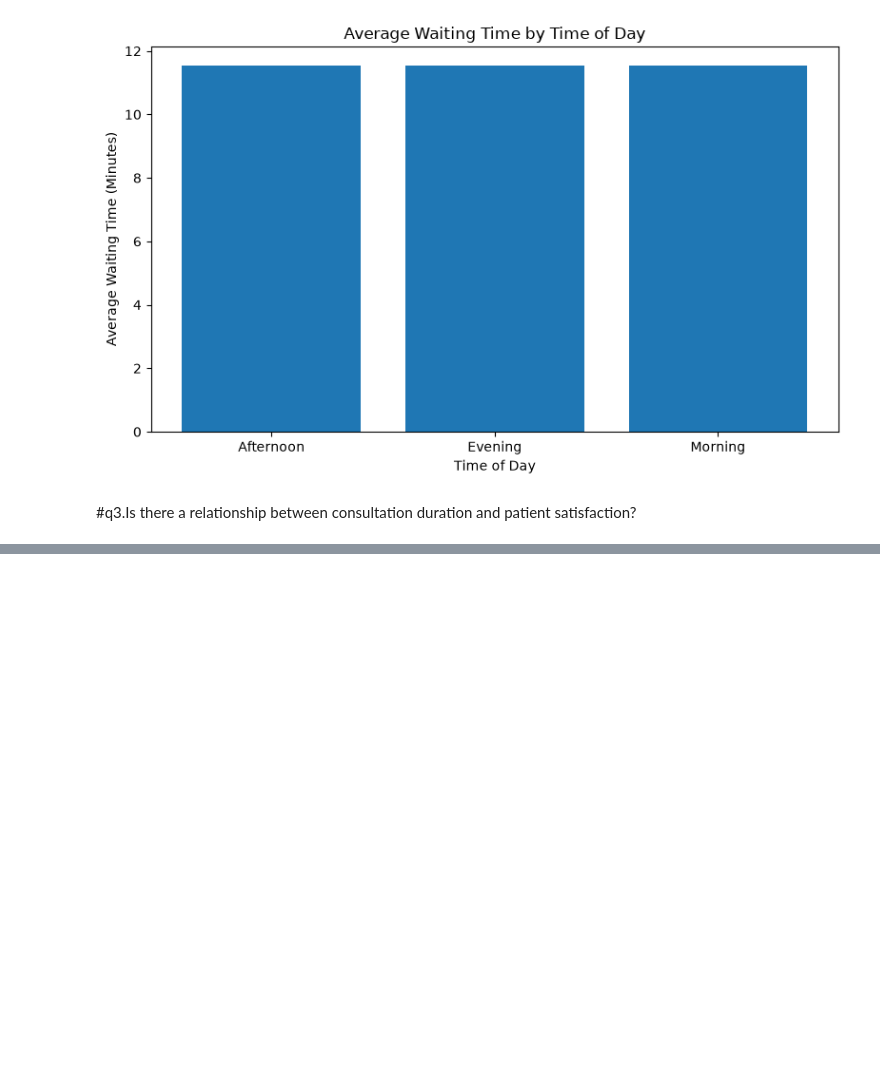
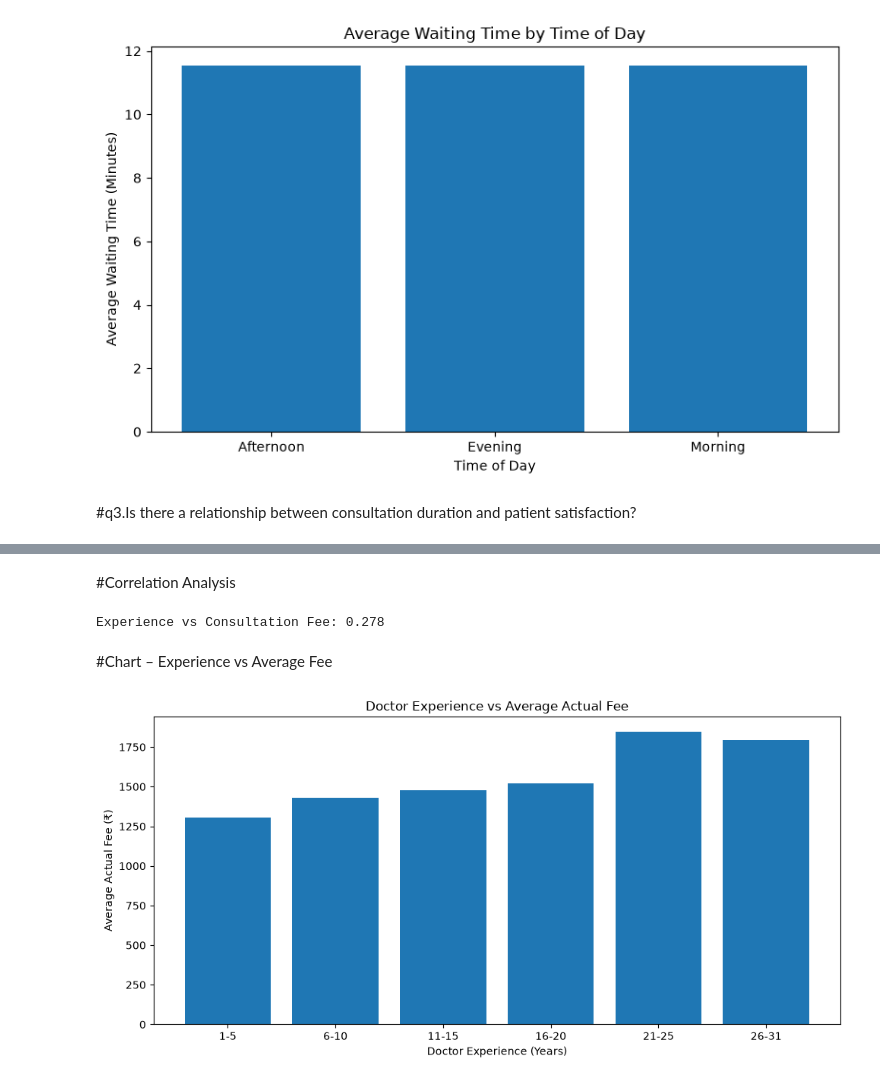
Before and after one commit to rakeshsingh82rajput90-stack/Apollo-Hospitals---Appointment-No-Show-and-Patient-Engagement-Analysis, a Jupyter notebook: python_project_mil.ipynb, the cells around one changed output, grey strips where cells are left out. Saved outputs shown, nothing was run; the diff lists cells and outputs as text; code cells hidden in the pictures; blank space fills up the shorter version.

```diff
--- a/python_project_mil.ipynb
+++ b/python_project_mil.ipynb
@@ -1559,0 +1626,2 @@ plt.show()
+# %%
+doctors = pd.read_csv("apollo_doctors_dim.csv")
@@ -1559,0 +1643,4 @@ plt.show()
+# %%
+completed_data = merged_data[
+    merged_data["appointment_status"] == "Completed"
+].copy()
@@ -1559,0 +1649,6 @@ plt.show()
+# %%
+completed_data["experience_group"] = pd.cut(
+    completed_data["experience_years"],
+    bins=[0, 5, 10, 15, 20, 25, 31],
+    labels=["1-5", "6-10", "11-15", "16-20", "21-25", "26-31"]
+)
@@ -1559,0 +1657,11 @@ plt.show()
+# %%
+experience_analysis = completed_data.groupby(
+    "experience_group", observed=False
+).agg(
+    total_doctors=("doctor_id", "nunique"),
+    total_appointments=("appointment_id", "count"),
+    avg_standard_fee=("consultation_fee_doctor", "mean"),
+    avg_actual_fee=("actual_fee_charged", "mean")
+).reset_index()
+
+print(experience_analysis.round(2))
@@ -1559,0 +1684,30 @@ plt.show()
+# %% [markdown]
+#Correlation Analysis
+# %%
+correlation = doctors[
+    ["experience_years", "consultation_fee"]
+].corr().iloc[0, 1]
+
+print("Experience vs Consultation Fee:", round(correlation, 3))
+# %% [output]
+Experience vs Consultation Fee: 0.278
+# %% [markdown]
+#Chart – Experience vs Average Fee
+# %%
+import matplotlib.pyplot as plt
+
+plt.figure(figsize=(10, 5))
+
+plt.bar(
+    experience_analysis["experience_group"].astype(str),
+    experience_analysis["avg_actual_fee"]
+)
+
+plt.title("Doctor Experience vs Average Actual Fee")
+plt.xlabel("Doctor Experience (Years)")
+plt.ylabel("Average Actual Fee (₹)")
+
+plt.tight_layout()
+plt.show()
+# %% [output]
+[figure, added]
```
Also changed, not shown: parts of 10 cells of this notebook.
